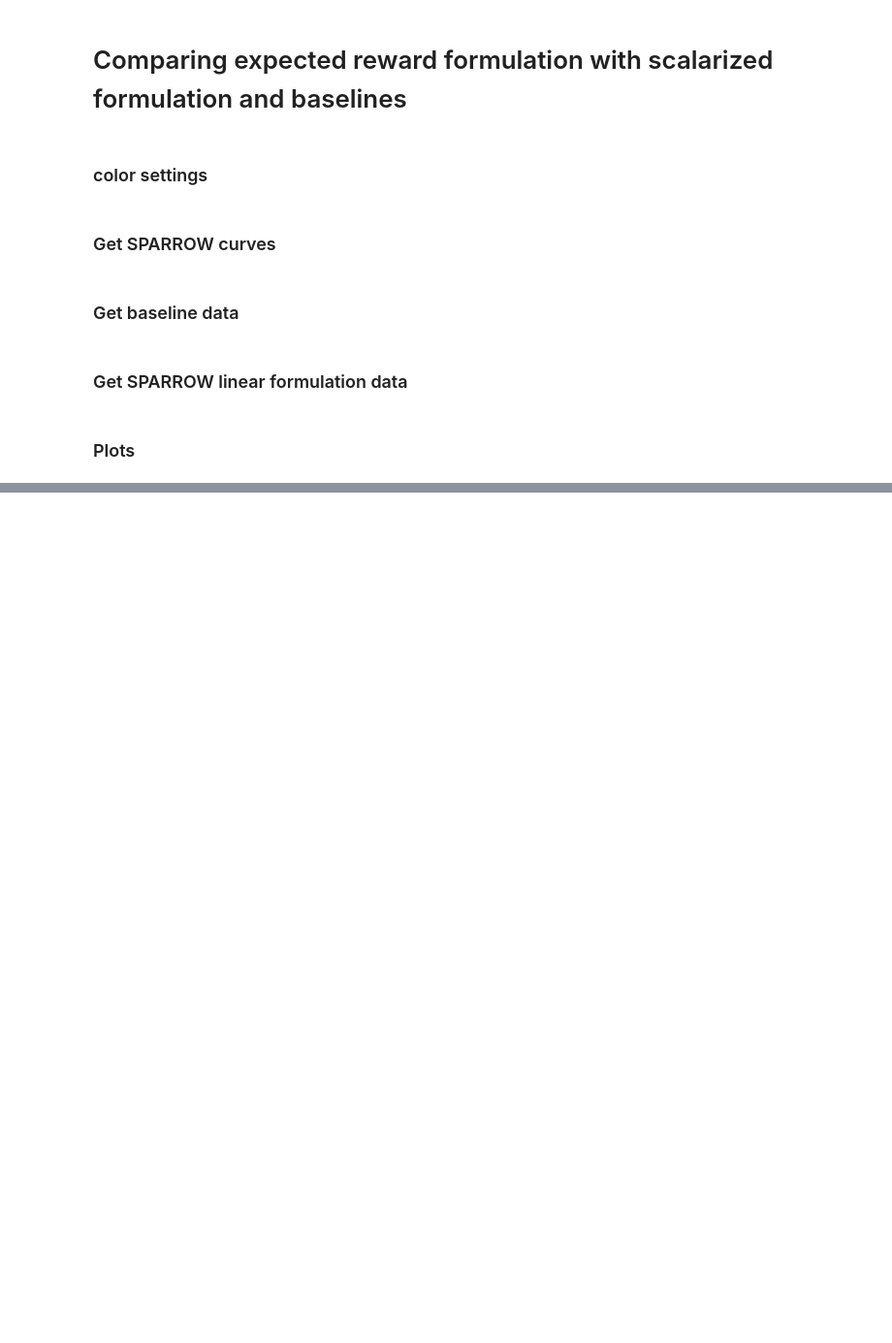
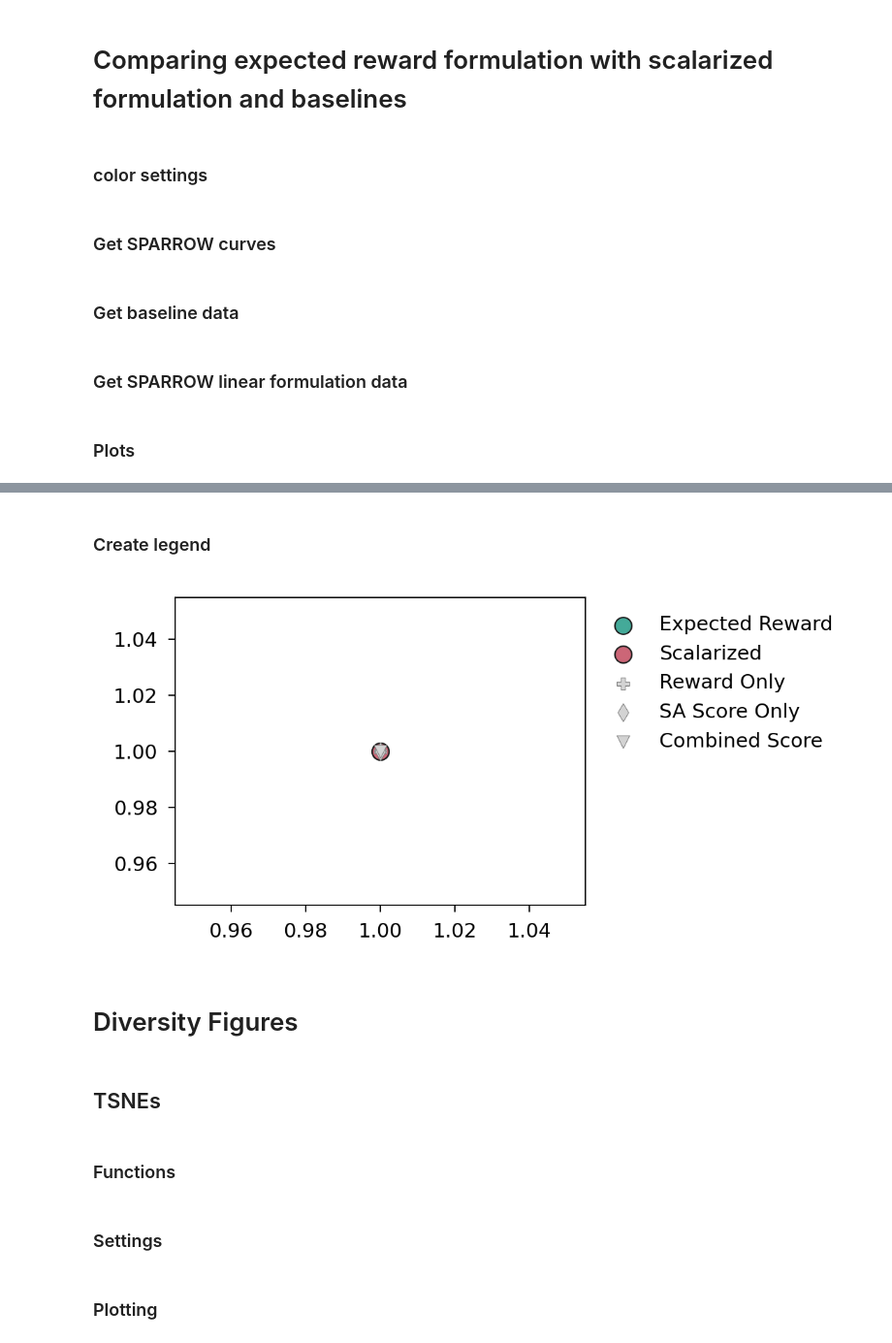
Before and after one commit to coleygroup/sparrow, a Jupyter notebook: notebooks/nonlinear_figures.ipynb, the cells around one changed output, grey strips where cells are left out. Shown at 97% size. Cells and saved outputs as stored; diff of their text form; code cells hidden in the pictures; blank space fills up the shorter version.

```diff
--- a/notebooks/nonlinear_figures.ipynb
+++ b/notebooks/nonlinear_figures.ipynb
@@ -230,0 +217,21 @@ plot_utils.set_size(w=2, h=2, ax=ax)
+# %% [markdown]
+### Create legend
+# %%
+fig, ax = plt.subplots(1,1)
+markers = {"Reward Only": "P", "SA Score Only": "d", "Combined Score": "v"}
+
+ax.scatter([1], [1], s=35, edgecolor='k', linewidth=0.5, c=c_nonlinear, label='Expected Reward')
+ax.scatter([1], [1], s=35, edgecolor='k', linewidth=0.5, c=c_linear, label='Scalarized')
+for label, m in markers.items():
+    ax.scatter([1], [1], color="lightgray", s=20, edgecolor='gray', linewidth=0.25, label=label, marker=m)
+
+ax.legend(ncol=1, bbox_to_anchor=(1, 1))
+plot_utils.set_size(w=2, h=1.5, ax=ax)
+# %% [output]
+[figure, added]
+# %% [markdown]
+# Diversity Figures
+# %% [markdown]
+## TSNEs
+# %% [markdown]
+### Functions
@@ -230,0 +260,2 @@ plot_utils.set_size(w=2, h=2, ax=ax)
+# %% [markdown]
+### Settings
@@ -230,0 +278,2 @@ plot_utils.set_size(w=2, h=2, ax=ax)
+# %% [markdown]
+### Plotting
```
Also changed, not shown: parts of 16 cells of this notebook, 3 other files.
